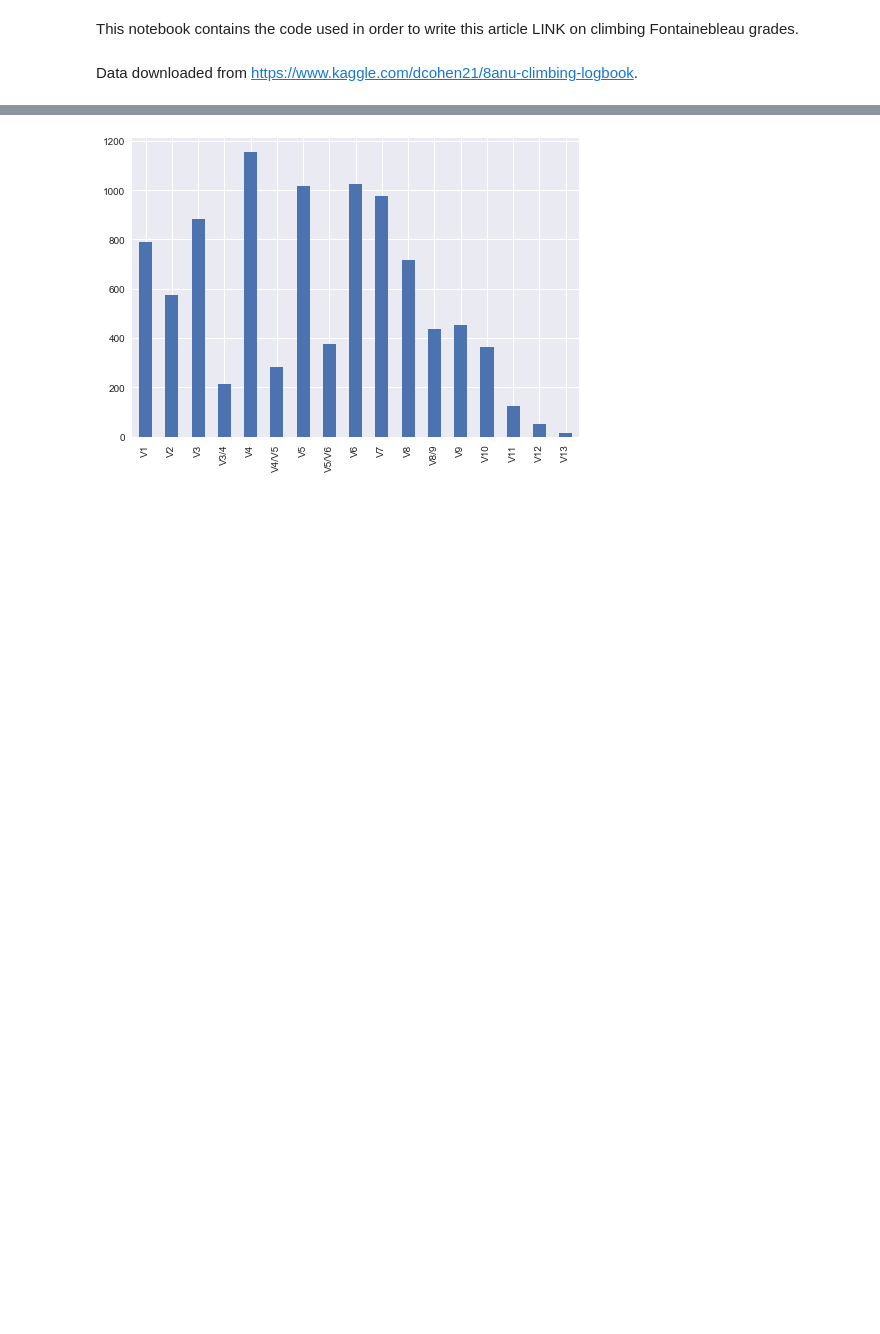
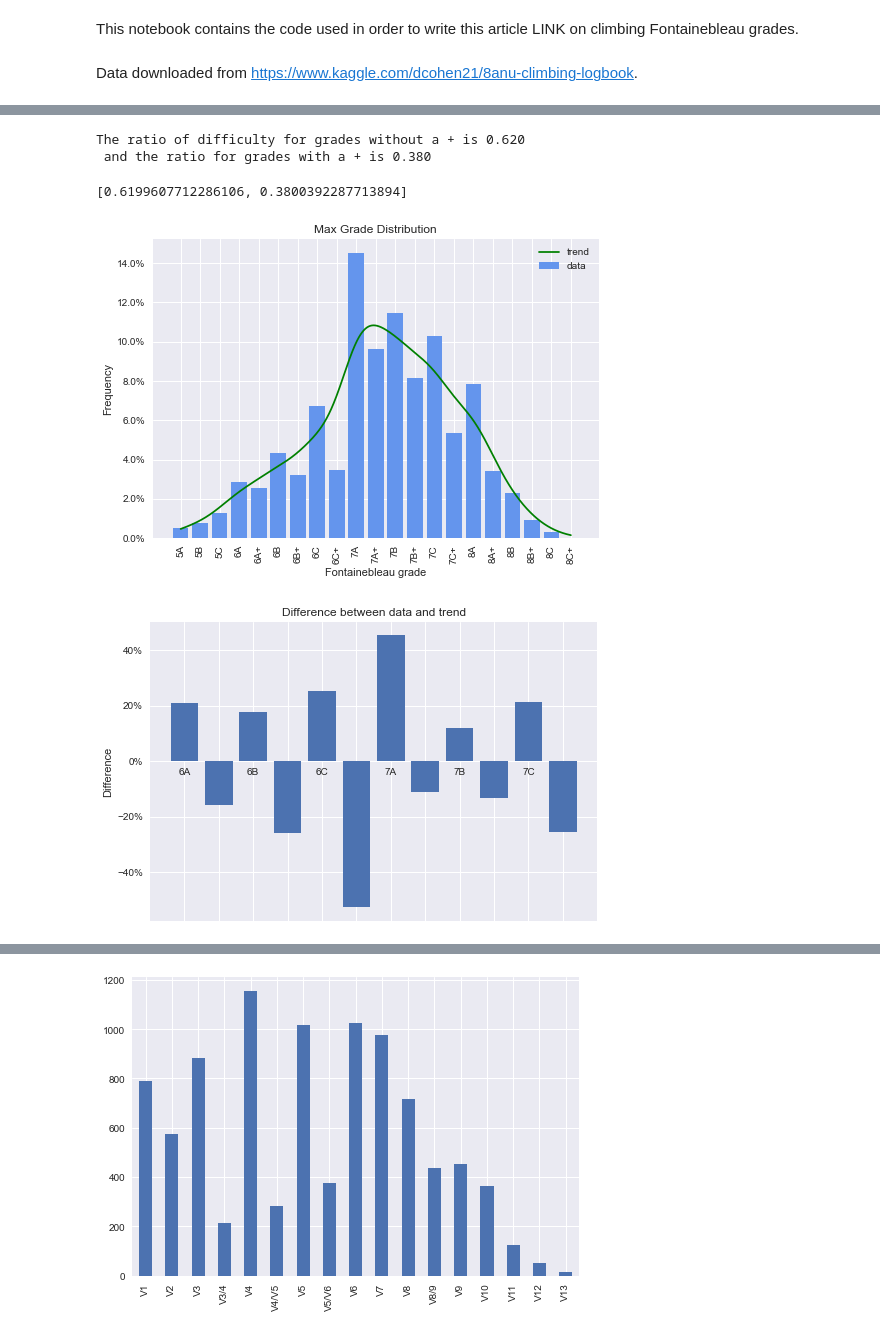
Before and after one commit to pEtienn/Fontainebleau-grade-analysis, a Jupyter notebook: dataAnalysis.ipynb, the cells around one changed output, grey strips where cells are left out. Cells and saved outputs as stored; diff of their text form; code cells hidden in the pictures; blank space fills up the shorter version.

```diff
--- a/dataAnalysis.ipynb
+++ b/dataAnalysis.ipynb
@@ -198,0 +225,12 @@ The ratio of difficulty for grades without a + is 0.400
+# %%
+df=dfMaxRepeated
+df=df[df.country!='GBR']
+df=df[df.continent=='Europe']
+serie=df.fra_boulders
+GraphDistributionAndTrend(serie)
+# %% [output]
+The ratio of difficulty for grades without a + is 0.620
+ and the ratio for grades with a + is 0.380
+[0.6199607712286106, 0.3800392287713894]
+[figure, added]
+[figure, added]
```
Also changed, not shown: parts of 13 cells of this notebook.
